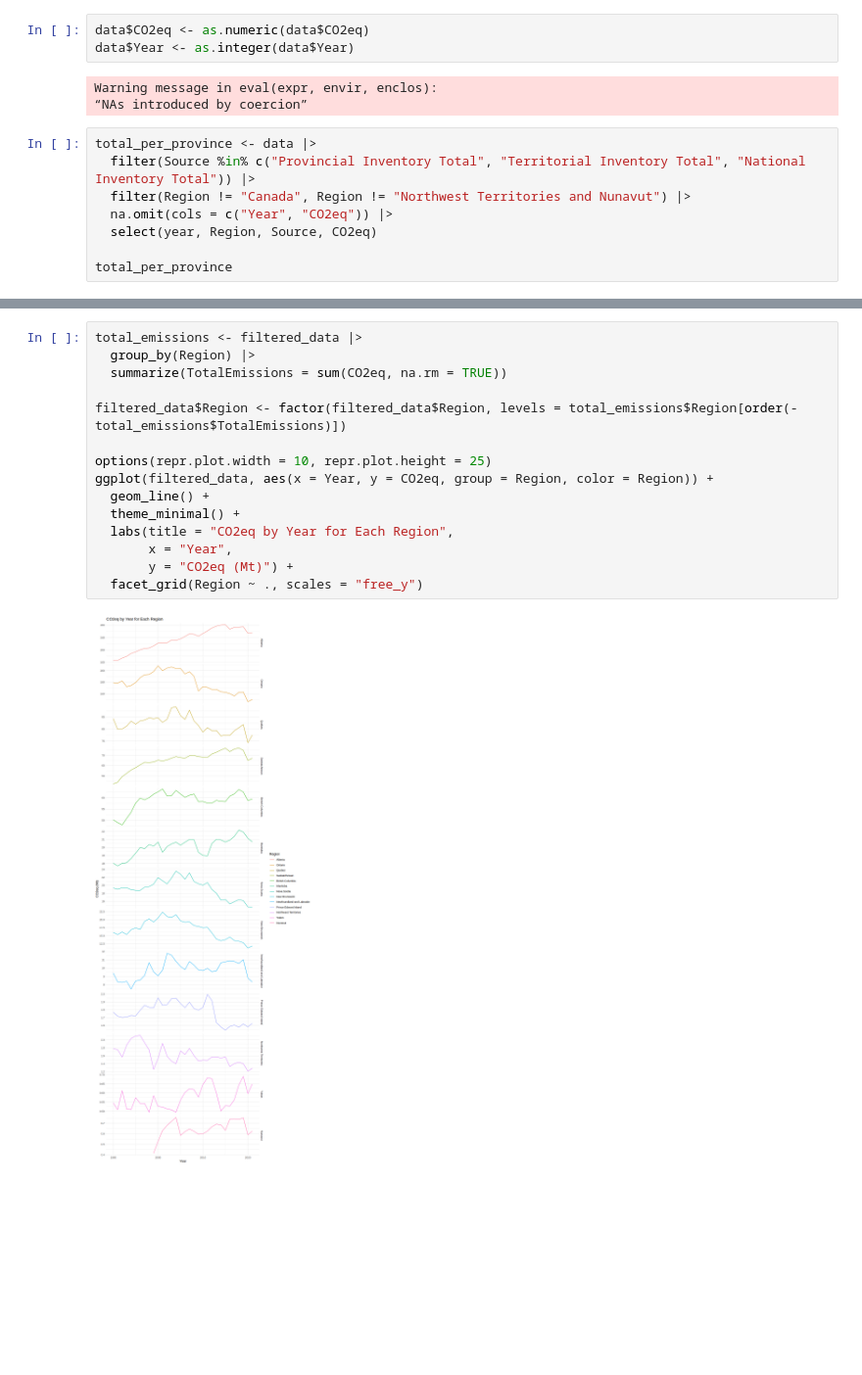
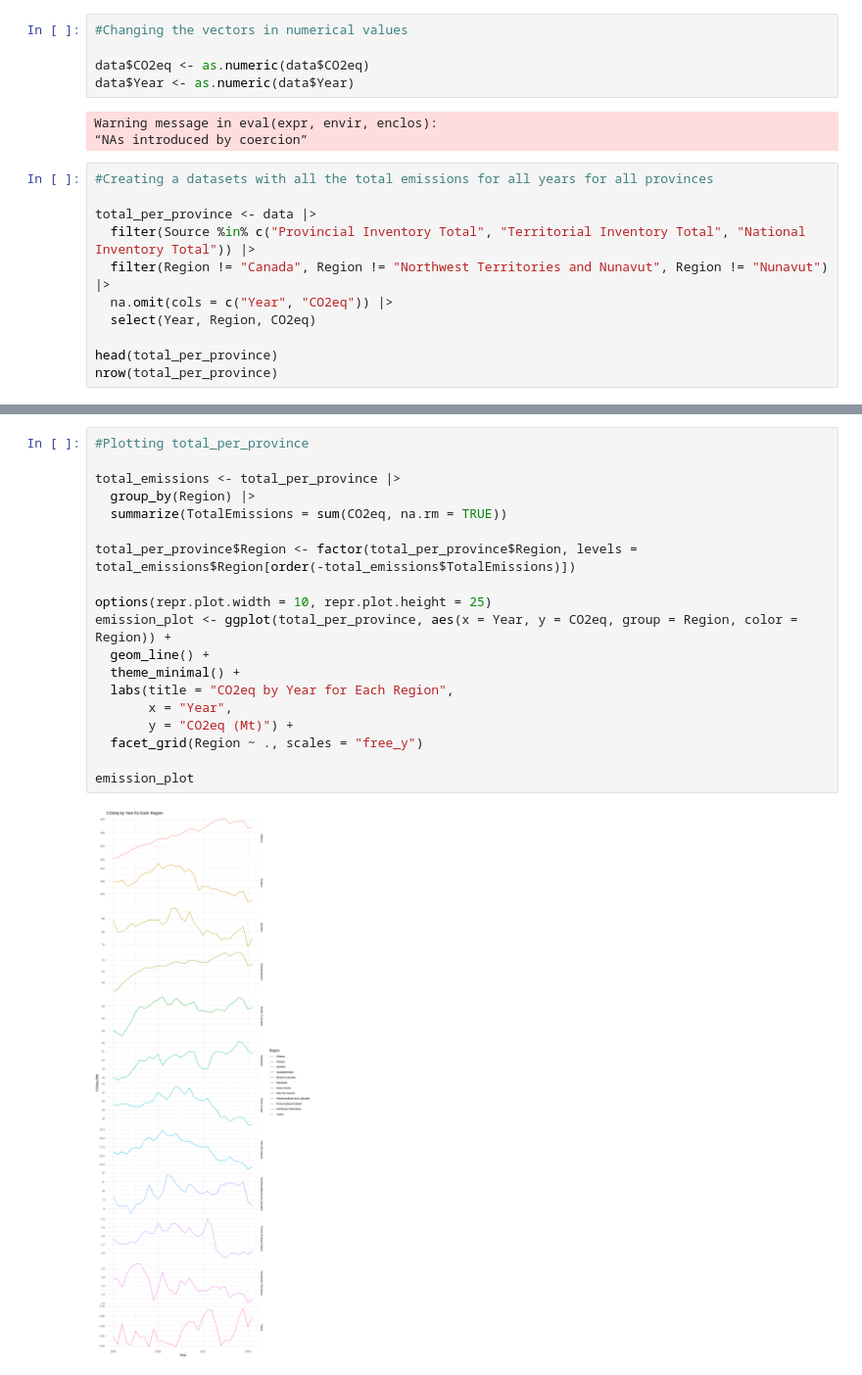
Before and after one commit to FelixBAUDARD/Dsci100_GP, a Jupyter notebook: Group project proposal.ipynb, the cells around one changed output, grey strips where cells are left out. Shown at 98% size. Cells and saved outputs as stored; diff of their text form; blank space fills up the shorter version.

```diff
--- a/Group project proposal.ipynb
+++ b/Group project proposal.ipynb
@@ -36,17 +38,22 @@ library(tidymodels)
 url <- "https://data-donnees.az.ec.gc.ca/api/file?path=/substances/monitor/canada-s-official-greenhouse-gas-inventory/B-Economic-Sector/EN_GHG_Econ_Can_Prov_Terr.csv"
 data <- read.csv(url)
 # %%
+#Changing the vectors in numerical values
+
 data$CO2eq <- as.numeric(data$CO2eq)
-data$Year <- as.integer(data$Year)
+data$Year <- as.numeric(data$Year)
 # %% [output]
 Warning message in eval(expr, envir, enclos):
 “NAs introduced by coercion”
 # %%
+#Creating a datasets with all the total emissions for all years for all provinces
+
 total_per_province <- data |>
   filter(Source %in% c("Provincial Inventory Total", "Territorial Inventory Total", "National Inventory Total")) |>
-  filter(Region != "Canada", Region != "Northwest Territories and Nunavut") |>
+  filter(Region != "Canada", Region != "Northwest Territories and Nunavut", Region != "Nunavut") |>
   na.omit(cols = c("Year", "CO2eq")) |>
-  select(year, Region, Source, CO2eq)
+  select(Year, Region, CO2eq)
 
-total_per_province
+head(total_per_province)
+nrow(total_per_province)
 # %% [output]
@@ -72,17 +70,21 @@ A data.frame: 407 × 10
 # %%
-total_emissions <- filtered_data |>
+#Plotting total_per_province
+
+total_emissions <- total_per_province |>
   group_by(Region) |>
   summarize(TotalEmissions = sum(CO2eq, na.rm = TRUE))
 
-filtered_data$Region <- factor(filtered_data$Region, levels = total_emissions$Region[order(-total_emissions$TotalEmissions)])
+total_per_province$Region <- factor(total_per_province$Region, levels = total_emissions$Region[order(-total_emissions$TotalEmissions)])
 
 options(repr.plot.width = 10, repr.plot.height = 25)
-ggplot(filtered_data, aes(x = Year, y = CO2eq, group = Region, color = Region)) +
+emission_plot <- ggplot(total_per_province, aes(x = Year, y = CO2eq, group = Region, color = Region)) +
   geom_line() +
   theme_minimal() +
   labs(title = "CO2eq by Year for Each Region",
        x = "Year",
        y = "CO2eq (Mt)") +
   facet_grid(Region ~ ., scales = "free_y")
+
+emission_plot
 # %% [output]
-[figure, old version]
+[figure, new version]
```
Also changed, not shown: parts of 7 cells of this notebook.
